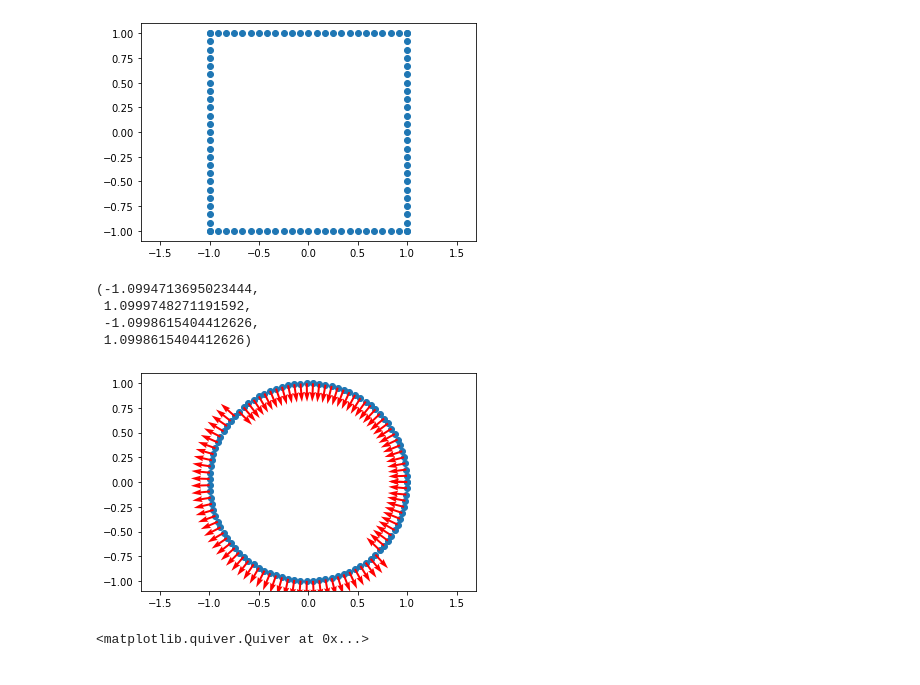
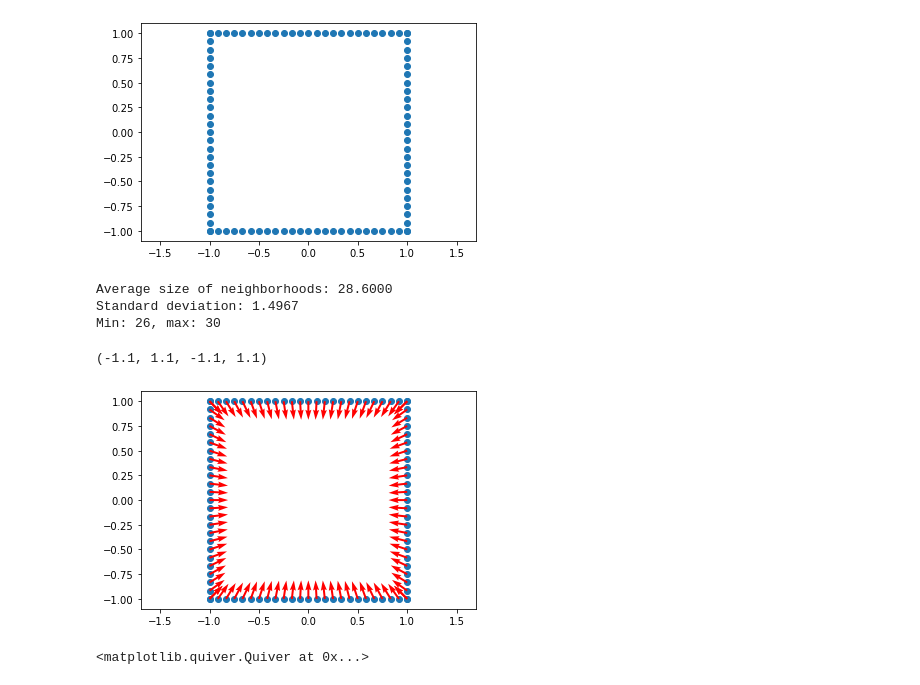
Before and after one commit to constantbourdrez/ScreenedPoissonReconstruction, a Jupyter notebook: poissonrecon.ipynb, the cells around one changed output. Drawn from its saved outputs; the diff is of its cells as text; code cells hidden in the pictures.

```diff
--- a/poissonrecon.ipynb
+++ b/poissonrecon.ipynb
@@ -34,17 +34,17 @@ plt.show()
 [figure]
 # %%
 # Import the normals
-normals = compute_local_PCA(points, points, d=2, nghbrd_search="knn", k=5)
+normals = compute_local_PCA(points, points, radius=1)
 
 plt.scatter(points[:, 0], points[:, 1])
 plt.quiver(points[:, 0], points[:, 1], normals[1][:, 0, 0], normals[1][:, 1, 0], color='r')
 plt.axis('equal')
 # %% [output]
-(-1.0994713695023444,
- 1.0999748271191592,
- -1.0998615404412626,
- 1.0998615404412626)
+Average size of neighborhoods: 28.6000
+Standard deviation: 1.4967
+Min: 26, max: 30
+(-1.1, 1.1, -1.1, 1.1)
-[figure, old version]
+[figure, new version]
 # %%
 for i in range(len(points)):
     point = points[i]
```
Also changed, not shown: parts of 6 cells of this notebook, 2 other files.
